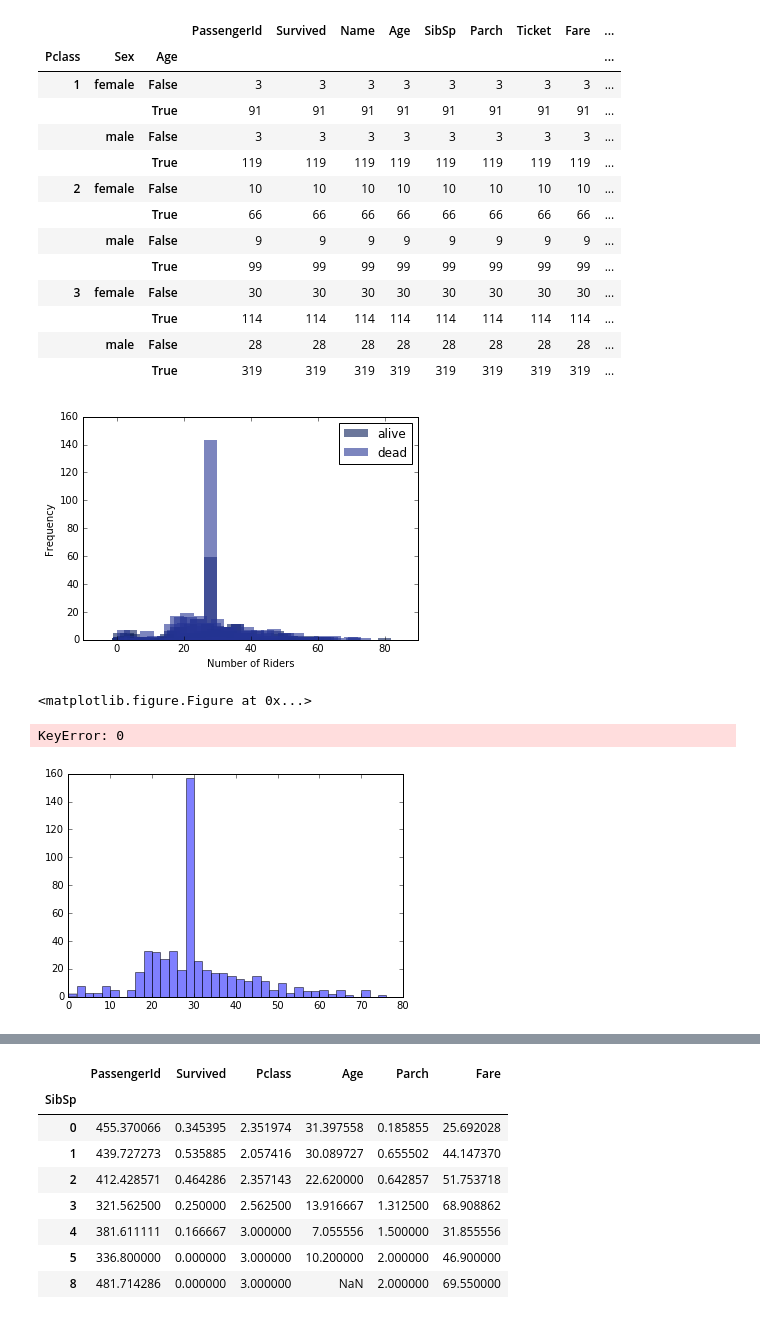
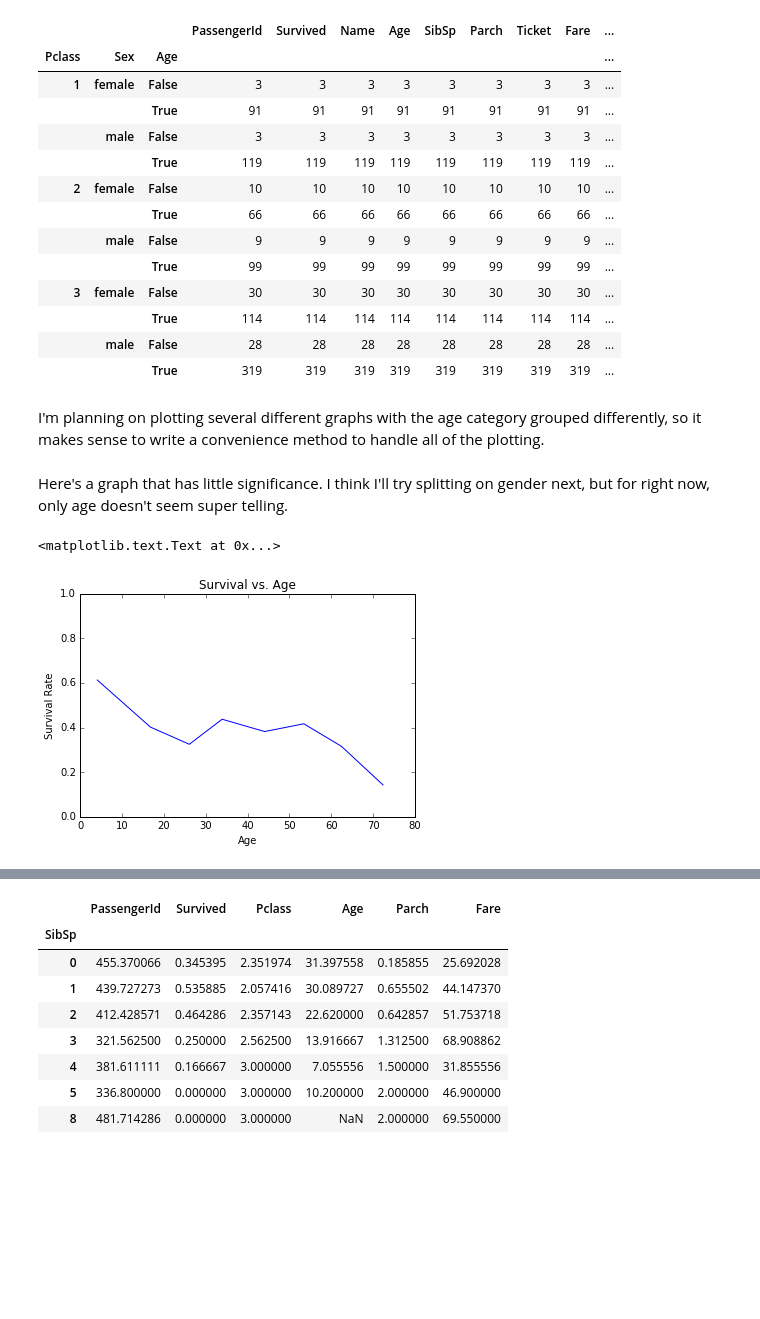
Before and after one commit to phuston/DataScience16WarmupProject, a Jupyter notebook: data_explore.ipynb, the cells around one changed output, grey strips where cells are left out. Saved outputs shown, nothing was run; the diff lists cells and outputs as text; code cells hidden in the pictures; blank space fills up the shorter version.

```diff
--- a/data_explore.ipynb
+++ b/data_explore.ipynb
@@ -81,27 +78,27 @@ data.groupby(['Pclass','Sex',data.Age>15]).count()
 |  |  | True | 114 | 114 | 114 | 114 | 114 | 114 | 114 | 114 | ... |
 |  | male | False | 28 | 28 | 28 | 28 | 28 | 28 | 28 | 28 | ... |
 |  |  | True | 319 | 319 | 319 | 319 | 319 | 319 | 319 | 319 | ... |
-# %%
-import thinkplot
-import thinkstats2
-
-live = data[data.Survived == 1]
-dead = data[data.Survived == 0]
-
-hist = thinkstats2.Hist(live.Age, label='alive')
-thinkplot.Hist(hist, width=4)
-hist = thinkstats2.Hist(dead.Age, label='dead')
-thinkplot.Hist(hist, width=4)
-
-thinkplot.Show(xlabel="Number of Riders", ylabel="Frequency")
-# %% [output]
-[figure, removed]
-<matplotlib.figure.Figure at 0x...>
-# %%
-plt.hist(data[data.Survived != 1].Age, bins=np.arange(0,80,2), alpha=0.5)
-plt.hist(data[data.Survived != 0].Age, bins=np.arange(0,80,5), alpha=0.5)
-plt.legend(['casual','registered'])
-plt.show()
-# %% [output]
-KeyError: 0
-[figure, removed]
+# %% [markdown]
+I'm planning on plotting several different graphs with the age category grouped differently, so it makes sense to write a convenience method to handle all of the plotting.
+# %%
+def plot_group(data_groups):
+    for data_group in data_groups:
+        bins = np.arange(0,80,10)
+        indices = np.digitize(data_group.Age, bins)
+        groups = data_group.groupby(indices)
+
+        ages = [group.Age.mean() for i, group in groups]
+        rates = [sum(group.Survived) / float(len(group)) for i, group in groups]
+
+        plt.plot(ages, rates)
+        plt.xlabel('Age')
+        plt.ylabel('Survival Rate')
+        plt.axis([0,80,0,1])
+# %% [markdown]
+Here's a graph that has little significance. I think I'll try splitting on gender next, but for right now, only age doesn't seem super telling.
+# %%
+plot_group(data)
+plt.title('Survival vs. Age')
+# %% [output]
+<matplotlib.text.Text at 0x...>
+[figure, added]
```
Also changed, not shown: parts of 14 cells of this notebook.
